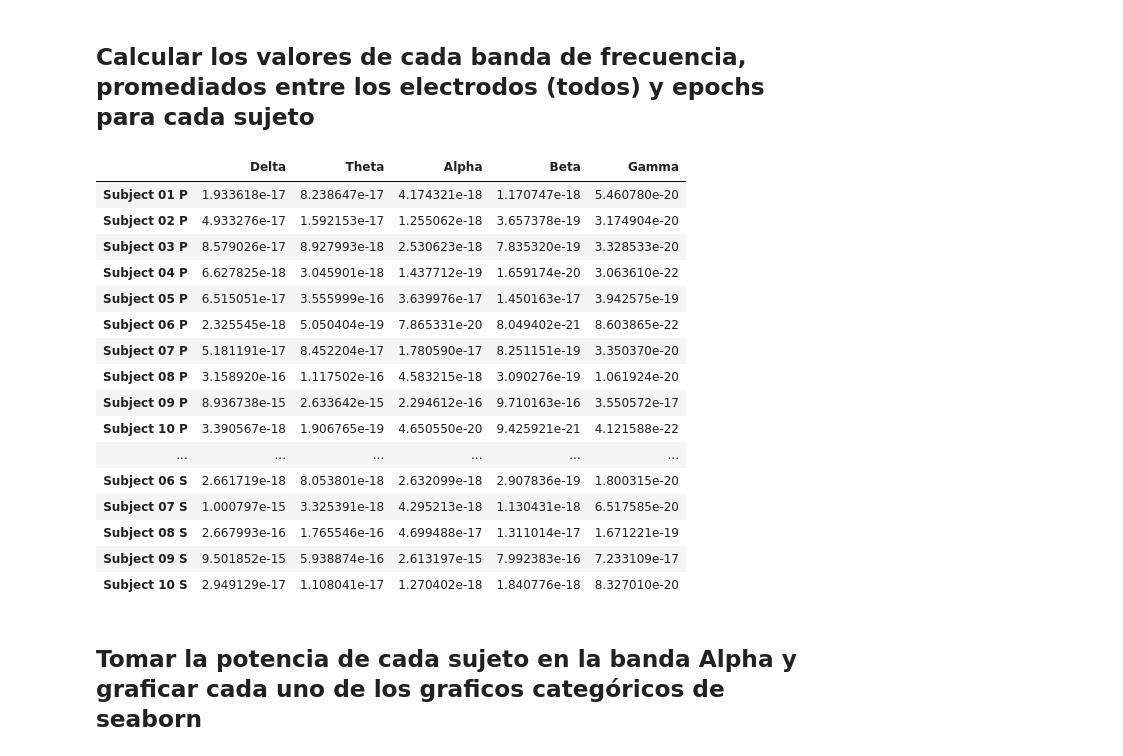
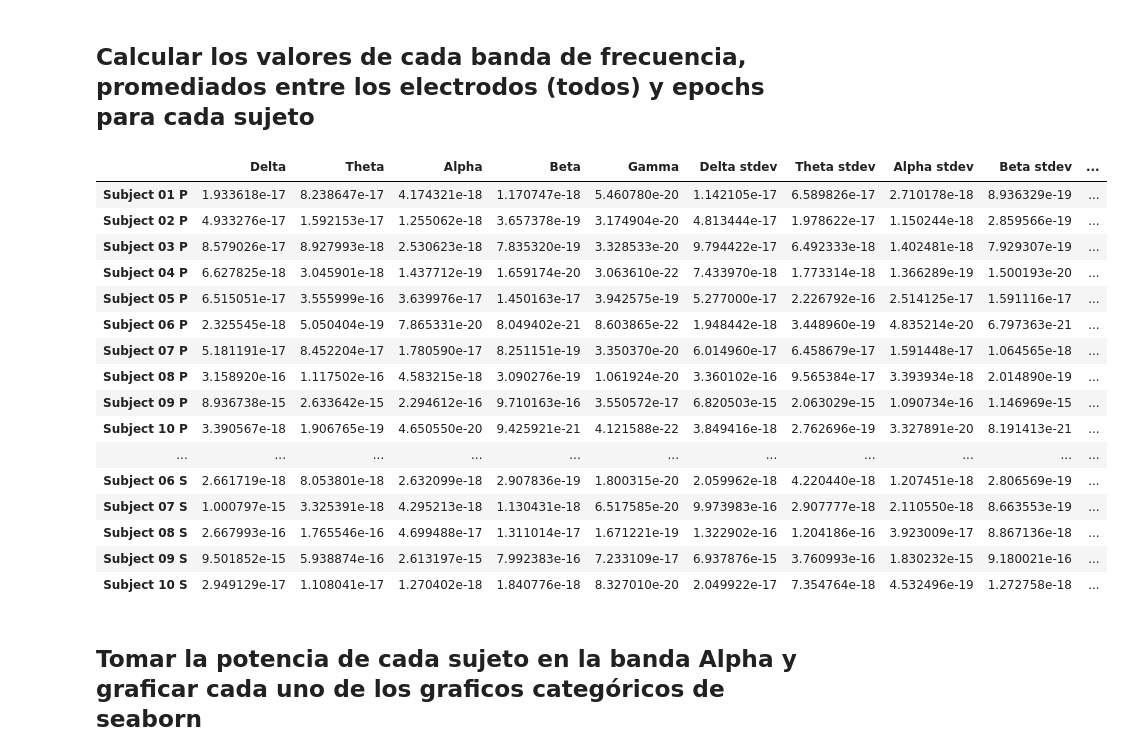
Before and after one commit to santiago-mb/data-science, a Jupyter notebook: wip/tp2/tp2.ipynb, the cells around one changed output. Drawn from its saved outputs; the diff is of its cells as text; code cells hidden in the pictures.

```diff
--- a/wip/tp2/tp2.ipynb
+++ b/wip/tp2/tp2.ipynb
@@ -60,11 +56,17 @@ subjectsTheta = []
 subjectsAlpha = []
 subjectsBeta = []
 subjectsGamma = []
+subjectsDeltaStDev = []
+subjectsThetaStDev = []
+subjectsAlphaStDev = []
+subjectsBetaStDev = []
+subjectsGammaStDev = []
 bandNames = ['Delta', 'Theta', 'Alpha', 'Beta', 'Gamma']
+bandNamesStDev = ['Delta stdev', 'Theta stdev', 'Alpha stdev', 'Beta stdev', 'Gamma stdev']
 
 considerateInBins = []
 
-df = pd.DataFrame(columns = bandNames)
+df = pd.DataFrame(columns = bandNames + bandNamesStDev)
 
 for dataset in datasets:
     for name in names:
@@ -78,51 +80,71 @@ for dataset in datasets:
         for i in range(epochs):
             dfe = pd.DataFrame(x[i])
             epoch = dfe.sum()
             if epochAcum is None:
                 epochAcumDF = dfe
                 epochAcum = epoch
             else:
                 epochAcumDF = epochAcumDF.add(dfe)
                 epochAcum = epochAcum.add(epoch)
             if np.random.random_sample() * 100 < 5:
                 considerateInBins.append(dfe)
 
         epochAcum = epochAcum.divide(epochs * electrodes)
         epochAcumDF = epochAcumDF.divide(epochs)
         meanDFs.append(epochAcumDF)
         fourier = sc.signal.welch(epochAcum, nperseg=measures, fs = 201)
         frecs = fourier[0]
         powers = fourier[1]
         theta = next(i for i, v in enumerate(frecs) if v >= thetaRange[0] and v < thetaRange[1])
         alpha = next(i for i, v in enumerate(frecs) if v >= alphaRange[0] and v < alphaRange[1])
         beta = next(i for i, v in enumerate(frecs) if v >= betaRange[0] and v < betaRange[1])
         gamma = next(i for i, v in enumerate(frecs) if v >= gammaRange[0] and v < gammaRange[1])
+
         subjectsDelta.append(powers[:theta].mean())
         subjectsTheta.append(powers[theta:alpha].mean())
         subjectsAlpha.append(powers[alpha:beta].mean())
         subjectsBeta.append(powers[beta:gamma].mean())
         subjectsGamma.append(powers[gamma:].mean())
+
+        subjectsDeltaStDev.append(powers[:theta].std())
+        subjectsThetaStDev.append(powers[theta:alpha].std())
+        subjectsAlphaStDev.append(powers[alpha:beta].std())
+        subjectsBetaStDev.append(powers[beta:gamma].std())
+        subjectsGammaStDev.append(powers[gamma:].std())
+
         index = len(subjectsDelta)
-        df = df.append((pd.Series({bandNames[0]: subjectsDelta[-1], bandNames[1]: subjectsTheta[-1], bandNames[2]: subjectsAlpha[-1], bandNames[3]: subjectsBeta[-1], bandNames[4]: subjectsGamma[-1]})).rename('Subject ' + names[(index - 1) % 10] + ' ' + classification[index - 1]))
+        df = df.append((pd.Series( \
+            { \
+                bandNames[0]: subjectsDelta[-1], \
+                bandNames[1]: subjectsTheta[-1], \
+                bandNames[2]: subjectsAlpha[-1], \
+                bandNames[3]: subjectsBeta[-1], \
+                bandNames[4]: subjectsGamma[-1], \
+                bandNamesStDev[0]: subjectsDeltaStDev[-1], \
+                bandNamesStDev[1]: subjectsThetaStDev[-1], \
+                bandNamesStDev[2]: subjectsAlphaStDev[-1], \
+                bandNamesStDev[3]: subjectsBetaStDev[-1], \
+                bandNamesStDev[4]: subjectsGammaStDev[-1] \
+            })).rename('Subject ' + names[(index - 1) % 10] + ' ' + classification[index - 1]))
 display(df)
 # %% [output]
-|  | Delta | Theta | Alpha | Beta | Gamma |
-| Subject 01 P | 1.933618e-17 | 8.238647e-17 | 4.174321e-18 | 1.170747e-18 | 5.460780e-20 |
-| Subject 02 P | 4.933276e-17 | 1.592153e-17 | 1.255062e-18 | 3.657378e-19 | 3.174904e-20 |
-| Subject 03 P | 8.579026e-17 | 8.927993e-18 | 2.530623e-18 | 7.835320e-19 | 3.328533e-20 |
-| Subject 04 P | 6.627825e-18 | 3.045901e-18 | 1.437712e-19 | 1.659174e-20 | 3.063610e-22 |
-| Subject 05 P | 6.515051e-17 | 3.555999e-16 | 3.639976e-17 | 1.450163e-17 | 3.942575e-19 |
-| Subject 06 P | 2.325545e-18 | 5.050404e-19 | 7.865331e-20 | 8.049402e-21 | 8.603865e-22 |
-| Subject 07 P | 5.181191e-17 | 8.452204e-17 | 1.780590e-17 | 8.251151e-19 | 3.350370e-20 |
-| Subject 08 P | 3.158920e-16 | 1.117502e-16 | 4.583215e-18 | 3.090276e-19 | 1.061924e-20 |
-| Subject 09 P | 8.936738e-15 | 2.633642e-15 | 2.294612e-16 | 9.710163e-16 | 3.550572e-17 |
-| Subject 10 P | 3.390567e-18 | 1.906765e-19 | 4.650550e-20 | 9.425921e-21 | 4.121588e-22 |
-| ... | ... | ... | ... | ... | ... |
-| Subject 06 S | 2.661719e-18 | 8.053801e-18 | 2.632099e-18 | 2.907836e-19 | 1.800315e-20 |
-| Subject 07 S | 1.000797e-15 | 3.325391e-18 | 4.295213e-18 | 1.130431e-18 | 6.517585e-20 |
-| Subject 08 S | 2.667993e-16 | 1.765546e-16 | 4.699488e-17 | 1.311014e-17 | 1.671221e-19 |
-| Subject 09 S | 9.501852e-15 | 5.938874e-16 | 2.613197e-15 | 7.992383e-16 | 7.233109e-17 |
-| Subject 10 S | 2.949129e-17 | 1.108041e-17 | 1.270402e-18 | 1.840776e-18 | 8.327010e-20 |
+|  | Delta | Theta | Alpha | Beta | Gamma | Delta stdev | Theta stdev | Alpha stdev | Beta stdev | ... |
+| Subject 01 P | 1.933618e-17 | 8.238647e-17 | 4.174321e-18 | 1.170747e-18 | 5.460780e-20 | 1.142105e-17 | 6.589826e-17 | 2.710178e-18 | 8.936329e-19 | ... |
+| Subject 02 P | 4.933276e-17 | 1.592153e-17 | 1.255062e-18 | 3.657378e-19 | 3.174904e-20 | 4.813444e-17 | 1.978622e-17 | 1.150244e-18 | 2.859566e-19 | ... |
+| Subject 03 P | 8.579026e-17 | 8.927993e-18 | 2.530623e-18 | 7.835320e-19 | 3.328533e-20 | 9.794422e-17 | 6.492333e-18 | 1.402481e-18 | 7.929307e-19 | ... |
+| Subject 04 P | 6.627825e-18 | 3.045901e-18 | 1.437712e-19 | 1.659174e-20 | 3.063610e-22 | 7.433970e-18 | 1.773314e-18 | 1.366289e-19 | 1.500193e-20 | ... |
+| Subject 05 P | 6.515051e-17 | 3.555999e-16 | 3.639976e-17 | 1.450163e-17 | 3.942575e-19 | 5.277000e-17 | 2.226792e-16 | 2.514125e-17 | 1.591116e-17 | ... |
+| Subject 06 P | 2.325545e-18 | 5.050404e-19 | 7.865331e-20 | 8.049402e-21 | 8.603865e-22 | 1.948442e-18 | 3.448960e-19 | 4.835214e-20 | 6.797363e-21 | ... |
+| Subject 07 P | 5.181191e-17 | 8.452204e-17 | 1.780590e-17 | 8.251151e-19 | 3.350370e-20 | 6.014960e-17 | 6.458679e-17 | 1.591448e-17 | 1.064565e-18 | ... |
+| Subject 08 P | 3.158920e-16 | 1.117502e-16 | 4.583215e-18 | 3.090276e-19 | 1.061924e-20 | 3.360102e-16 | 9.565384e-17 | 3.393934e-18 | 2.014890e-19 | ... |
+| Subject 09 P | 8.936738e-15 | 2.633642e-15 | 2.294612e-16 | 9.710163e-16 | 3.550572e-17 | 6.820503e-15 | 2.063029e-15 | 1.090734e-16 | 1.146969e-15 | ... |
+| Subject 10 P | 3.390567e-18 | 1.906765e-19 | 4.650550e-20 | 9.425921e-21 | 4.121588e-22 | 3.849416e-18 | 2.762696e-19 | 3.327891e-20 | 8.191413e-21 | ... |
+| ... | ... | ... | ... | ... | ... | ... | ... | ... | ... | ... |
+| Subject 06 S | 2.661719e-18 | 8.053801e-18 | 2.632099e-18 | 2.907836e-19 | 1.800315e-20 | 2.059962e-18 | 4.220440e-18 | 1.207451e-18 | 2.806569e-19 | ... |
+| Subject 07 S | 1.000797e-15 | 3.325391e-18 | 4.295213e-18 | 1.130431e-18 | 6.517585e-20 | 9.973983e-16 | 2.907777e-18 | 2.110550e-18 | 8.663553e-19 | ... |
+| Subject 08 S | 2.667993e-16 | 1.765546e-16 | 4.699488e-17 | 1.311014e-17 | 1.671221e-19 | 1.322902e-16 | 1.204186e-16 | 3.923009e-17 | 8.867136e-18 | ... |
+| Subject 09 S | 9.501852e-15 | 5.938874e-16 | 2.613197e-15 | 7.992383e-16 | 7.233109e-17 | 6.937876e-15 | 3.760993e-16 | 1.830232e-15 | 9.180021e-16 | ... |
+| Subject 10 S | 2.949129e-17 | 1.108041e-17 | 1.270402e-18 | 1.840776e-18 | 8.327010e-20 | 2.049922e-17 | 7.354764e-18 | 4.532496e-19 | 1.272758e-18 | ... |
 # %% [markdown]
 ## Tomar la potencia de cada sujeto en la banda Alpha y graficar cada uno de los graficos categóricos de seaborn
 # %%
```
Also changed, not shown: parts of 8 cells of this notebook.
